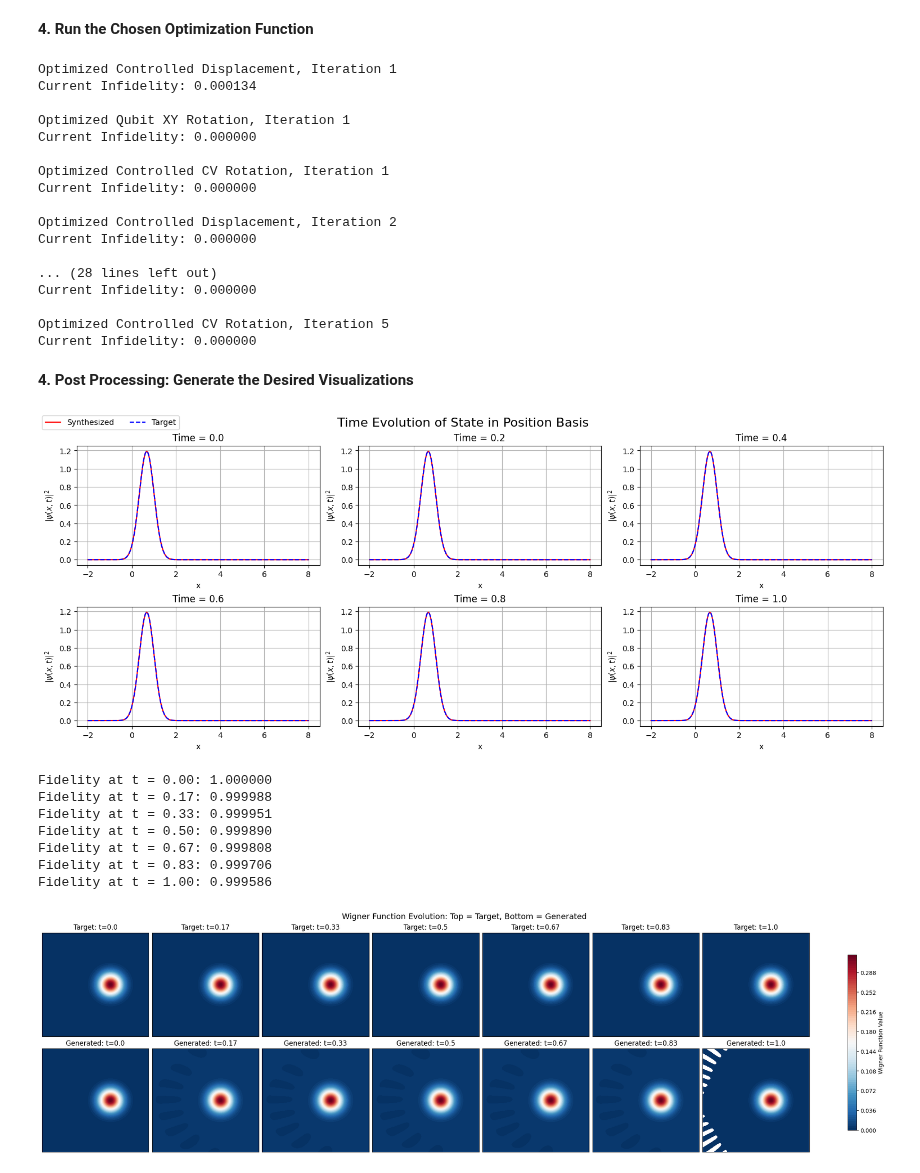
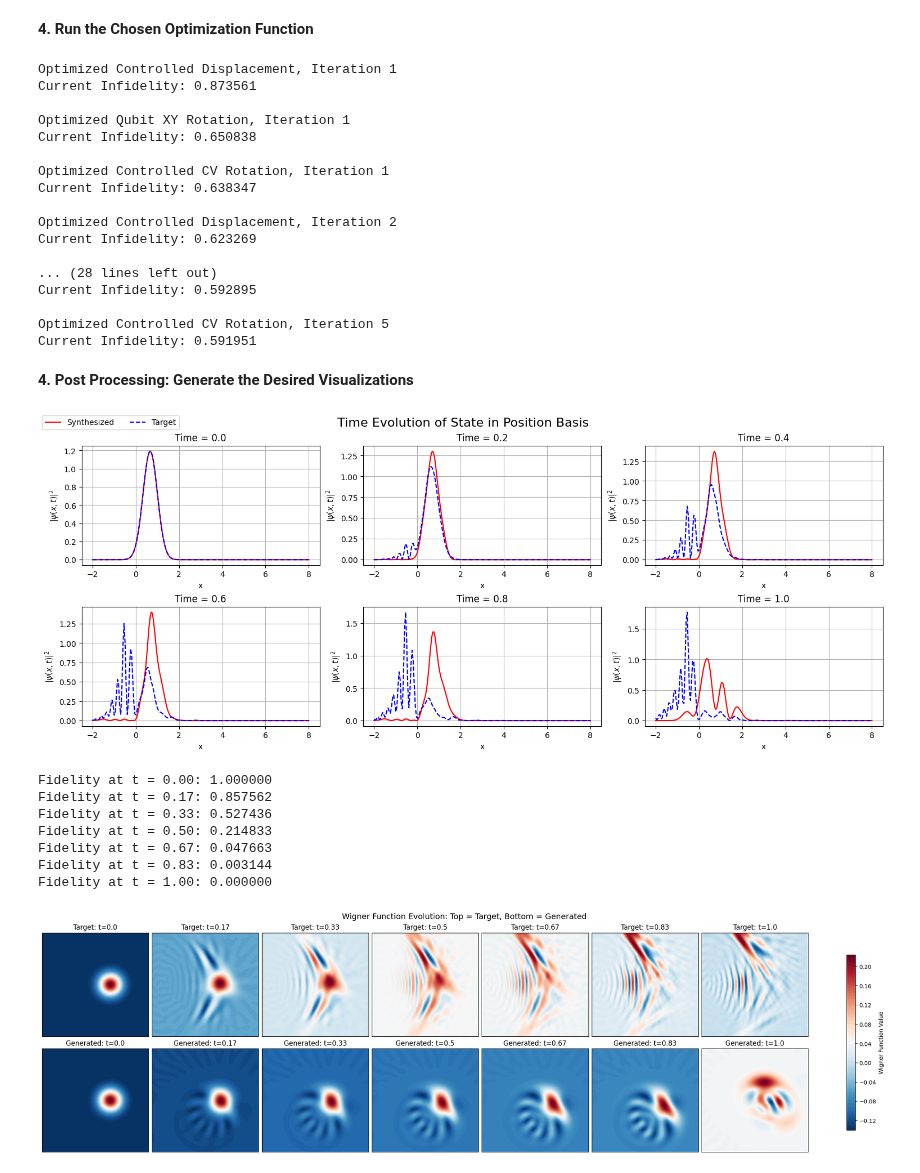
Before and after one commit to alexaymehra/hybrid-quantum-simulation, a Jupyter notebook: notebooks/main.ipynb, the cells around one changed output. Saved outputs shown, nothing was run; the diff lists cells and outputs as text; code cells hidden in the pictures.

Commit message:
changed fidelity function

```diff
--- a/notebooks/main.ipynb
+++ b/notebooks/main.ipynb
@@ -99,32 +99,32 @@ optimal_params = optimization.run_optimization(
     backend = backend,
     d = depth,
     loss_function = optimization.fidelity_loss,
-    target_evolution = np.kron(backend.I_q, backend.I_o),
+    target_evolution = morse_evolution,
     init_state = init_state,
     qubit_state_index = qubit_state_index,
     mp = morse_potential,
     mode = 'coordinate-descent',
     max_iterations = 5,
-    info_type = 'normal'
+    info_type = 'position'
 )
 # %% [output]
 Optimized Controlled Displacement, Iteration 1
-Current Infidelity: 0.000134
+Current Infidelity: 0.873561
 
 Optimized Qubit XY Rotation, Iteration 1
-Current Infidelity: 0.000000
+Current Infidelity: 0.650838
 
 Optimized Controlled CV Rotation, Iteration 1
-Current Infidelity: 0.000000
+Current Infidelity: 0.638347
 
 Optimized Controlled Displacement, Iteration 2
-Current Infidelity: 0.000000
+Current Infidelity: 0.623269
 
 ... (28 lines left out)
-Current Infidelity: 0.000000
+Current Infidelity: 0.592895
 
 Optimized Controlled CV Rotation, Iteration 5
-Current Infidelity: 0.000000
+Current Infidelity: 0.591951
 # %% [markdown]
 **4. Post Processing: Generate the Desired Visualizations**
 # %%
@@ -149,32 +149,32 @@ visualization.generate_wavefunc(
     n_steps = n_steps,
     gen_hamiltonian = synthesized_hamiltonian,
     backend = backend,
-    morse_to_optimize = np.kron(backend.I_q, backend.I_o),
+    morse_to_optimize = pos_evolution,
     mp = morse_potential
 )
 # %% [output]
-[figure, old version]
+[figure, new version]
 # %%
 # Generate Wigner Function Graphics
 
 time_and_extra = 1     # end time to be visualized for the wigner function
 steps = 6              # number of steps to visualize
 
 # --- Generate Wigner Function Visualization ---
 visualization.gen_wigfunc(
     init_state = init_state,
     time_and_extra = time_and_extra,
     steps = steps,
     generated_hamiltonian = synthesized_hamiltonian,
     backend = backend,
-    morse_to_optimize = np.kron(backend.I_q, backend.I_o)
+    morse_to_optimize = pos_evolution
 )
 # %% [output]
 Fidelity at t = 0.00: 1.000000
-Fidelity at t = 0.17: 0.999988
-Fidelity at t = 0.33: 0.999951
-Fidelity at t = 0.50: 0.999890
-Fidelity at t = 0.67: 0.999808
-Fidelity at t = 0.83: 0.999706
-Fidelity at t = 1.00: 0.999586
+Fidelity at t = 0.17: 0.857562
+Fidelity at t = 0.33: 0.527436
+Fidelity at t = 0.50: 0.214833
+Fidelity at t = 0.67: 0.047663
+Fidelity at t = 0.83: 0.003144
+Fidelity at t = 1.00: 0.000000
-[figure, old version]
+[figure, new version]
```
Also changed, not shown: 1 other file.
